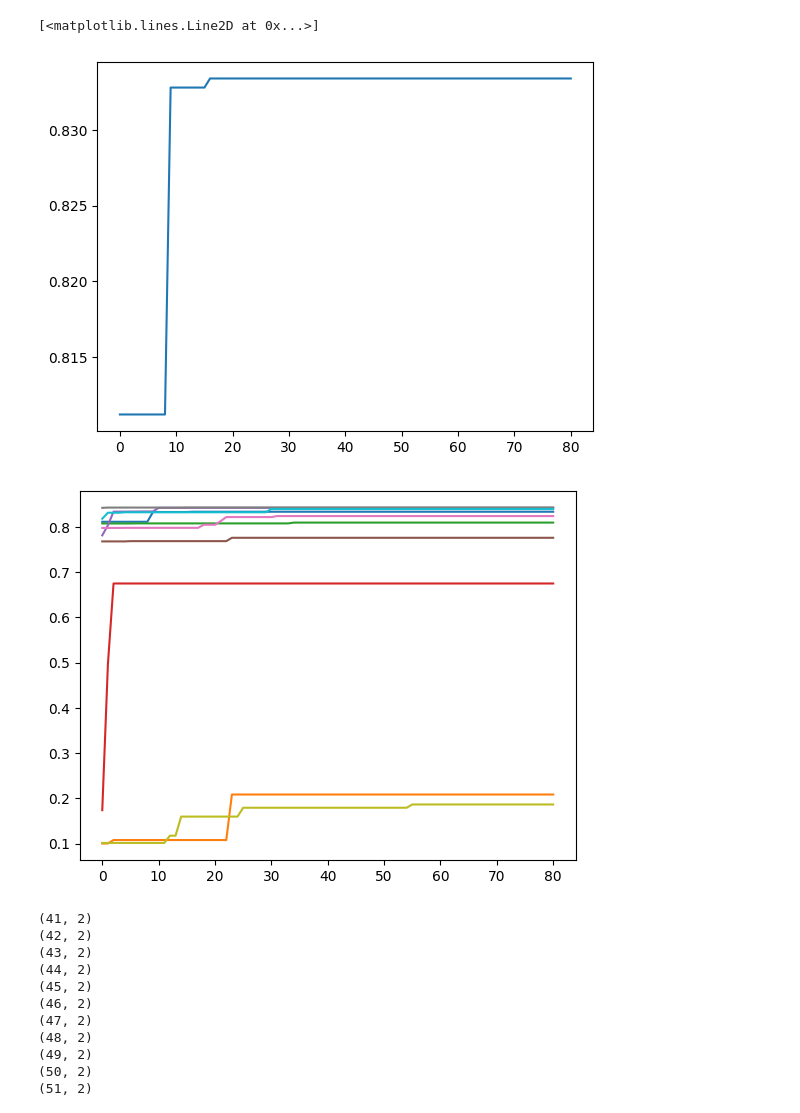
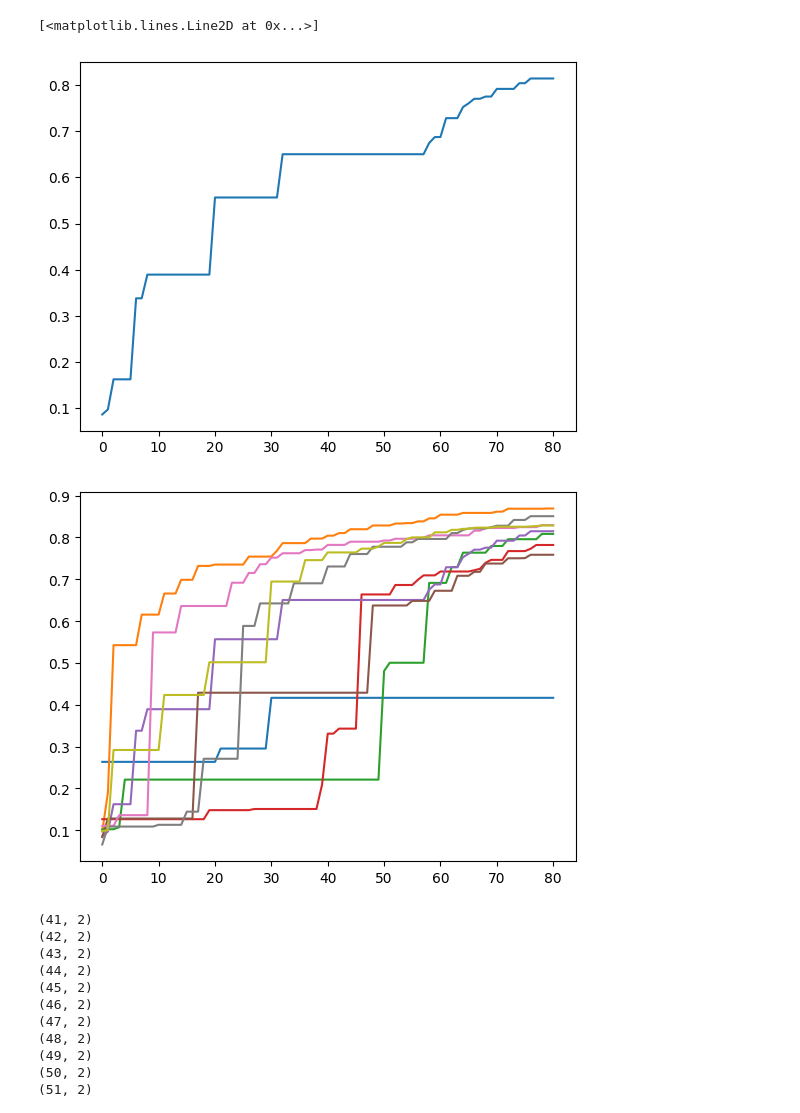
Before and after one commit to TheBlueHawk/GPBT-HEBO, a Jupyter notebook: GPBT/FMNISTAnalytics.ipynb, the cells around one changed output. Cells and saved outputs as stored; diff of their text form; code cells hidden in the pictures.

```diff
--- a/GPBT/FMNISTAnalytics.ipynb
+++ b/GPBT/FMNISTAnalytics.ipynb
@@ -40,15 +40,15 @@ def getall(a):
     return (f, a[:,1::2].std(1)/2, g,
                 a[:,0::2].std(1)/2)
 # %%
-gpbthebo0 = genfromtxt('./tmp/data/GBPTHEBO_FMNIST_LeNet_0.csv', delimiter=',')
+gpbthebo0 = genfromtxt('./tmp/data/GBPTHEBO_FMNIST_LeNet_5.csv', delimiter=',')
 gpbthebo_c0 = gpbthebo0[np.argsort(gpbthebo0[:,-5], axis = -1,kind='stable')][:,-2:]
 maxof(gpbthebo_c0[:,::])
 plt.plot((np.concatenate((gpbthebo_c0,),axis=1)[:,0::2]))
 # %% [output]
 [<matplotlib.lines.Line2D at 0x...>]
-[figure, old version]
+[figure, new version]
 # %%
-gpbthebo0 = genfromtxt('./tmp/data/GBPTHEBO_FMNIST_LeNet_0.csv', delimiter=',')
+#gpbthebo0 = genfromtxt('./tmp/data/GBPTHEBO_FMNIST_LeNet_0.csv', delimiter=',')
 gpbthebo1 = genfromtxt('./tmp/data/GBPTHEBO_FMNIST_LeNet_1.csv', delimiter=',')
 gpbthebo2 = genfromtxt('./tmp/data/GBPTHEBO_FMNIST_LeNet_2.csv', delimiter=',')
 gpbthebo3 = genfromtxt('./tmp/data/GBPTHEBO_FMNIST_LeNet_3.csv', delimiter=',')
@@ -60,43 +60,43 @@ gpbthebo8 = genfromtxt('./tmp/data/GBPTHEBO_FMNIST_LeNet_8.csv', delimiter=',')
 gpbthebo9 = genfromtxt('./tmp/data/GBPTHEBO_FMNIST_LeNet_9.csv', delimiter=',')
 
 #loss_test_iteration
-gpbtheboc0 = gpbthebo0[np.argsort(gpbthebo0[:,-5], axis = -1,kind='stable')][:,-2:]
+#gpbtheboc0 = gpbthebo0[np.argsort(gpbthebo0[:,-5], axis = -1,kind='stable')][:,-2:]
 gpbtheboc1 = gpbthebo1[np.argsort(gpbthebo1[:,-5], axis = -1,kind='stable')][:,-2:]
 gpbtheboc2 = gpbthebo2[np.argsort(gpbthebo2[:,-5], axis = -1,kind='stable')][:,-2:]
 gpbtheboc3 = gpbthebo3[np.argsort(gpbthebo3[:,-5], axis = -1,kind='stable')][:,-2:]
 gpbtheboc4 = gpbthebo4[np.argsort(gpbthebo4[:,-5], axis = -1,kind='stable')][:,-2:]
 gpbtheboc5 = gpbthebo5[np.argsort(gpbthebo5[:,-5], axis = -1,kind='stable')][:,-2:]
 gpbtheboc6 = gpbthebo6[np.argsort(gpbthebo6[:,-5], axis = -1,kind='stable')][:,-2:]
 gpbtheboc7 = gpbthebo7[np.argsort(gpbthebo7[:,-5], axis = -1,kind='stable')][:,-2:]
 gpbtheboc8 = gpbthebo8[np.argsort(gpbthebo8[:,-5], axis = -1,kind='stable')][:,-2:]
 gpbtheboc9 = gpbthebo9[np.argsort(gpbthebo9[:,-5], axis = -1,kind='stable')][:,-2:]
 
-maxof(gpbtheboc0[:,::])
+##maxof(gpbtheboc0[:,::])
 maxof(gpbtheboc1[:,::])
 maxof(gpbtheboc2[:,::])
 maxof(gpbtheboc3[:,::])
 maxof(gpbtheboc4[:,::])
 maxof(gpbtheboc5[:,::])
 maxof(gpbtheboc6[:,::])
 maxof(gpbtheboc7[:,::])
 maxof(gpbtheboc8[:,::])
 maxof(gpbtheboc9[:,::])
 
-plt.plot((np.concatenate((gpbtheboc0,),axis=1)[:,0::2]))
+#plt.plot((np.concatenate((gpbtheboc0,),axis=1)[:,0::2]))
 plt.plot((np.concatenate((gpbtheboc1,),axis=1)[:,0::2]))
 plt.plot((np.concatenate((gpbtheboc2,),axis=1)[:,0::2]))
 plt.plot((np.concatenate((gpbtheboc3,),axis=1)[:,0::2]))
 plt.plot((np.concatenate((gpbtheboc4,),axis=1)[:,0::2]))
 plt.plot((np.concatenate((gpbtheboc5,),axis=1)[:,0::2]))
 plt.plot((np.concatenate((gpbtheboc6,),axis=1)[:,0::2]))
 plt.plot((np.concatenate((gpbtheboc7,),axis=1)[:,0::2]))
 plt.plot((np.concatenate((gpbtheboc8,),axis=1)[:,0::2]))
 plt.plot((np.concatenate((gpbtheboc9,),axis=1)[:,0::2]))
 
-[a_hebo,b_hebo,c_hebo,d_hebo] = getall(np.concatenate((gpbtheboc0,gpbtheboc1,gpbtheboc2,gpbtheboc3,gpbtheboc4,
+[a_hebo,b_hebo,c_hebo,d_hebo] = getall(np.concatenate((gpbtheboc1,gpbtheboc2,gpbtheboc3,gpbtheboc4,
                         gpbtheboc5,gpbtheboc6,gpbtheboc7,gpbtheboc8,gpbtheboc9),axis=1))
 # %% [output]
-[figure, old version]
+[figure, new version]
 # %%
 bohb0 = genfromtxt('./Experiments/data_brut/FMNIST/BOHB_FMNISTvalid.csv', delimiter=',') #here is c=1
 bohb1 = genfromtxt('./Experiments/data_brut/FMNIST/BOHB_FMNISTvalid1.csv', delimiter=',') #here is c=1
```
Also changed, not shown: parts of 3 cells of this notebook, 2 other files.
